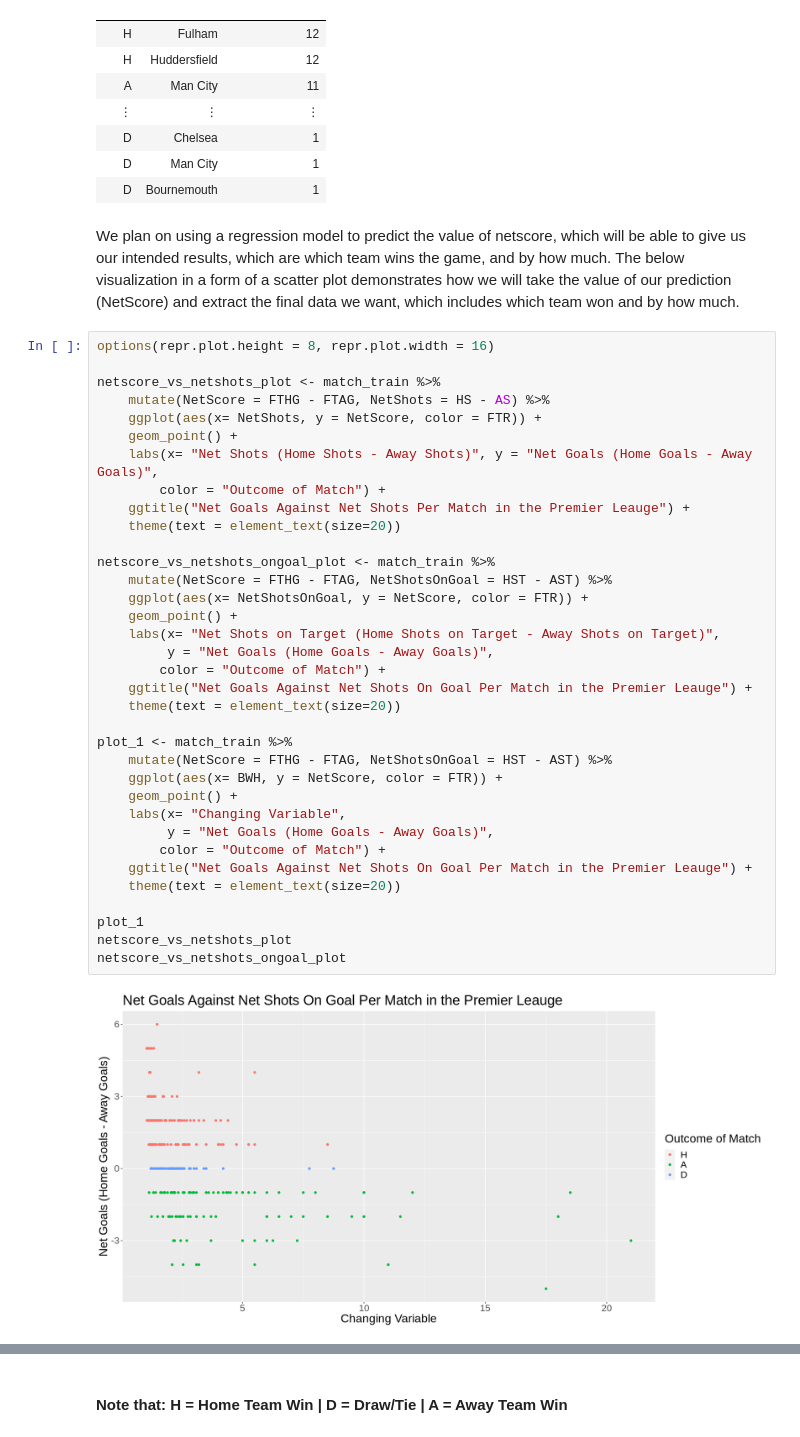
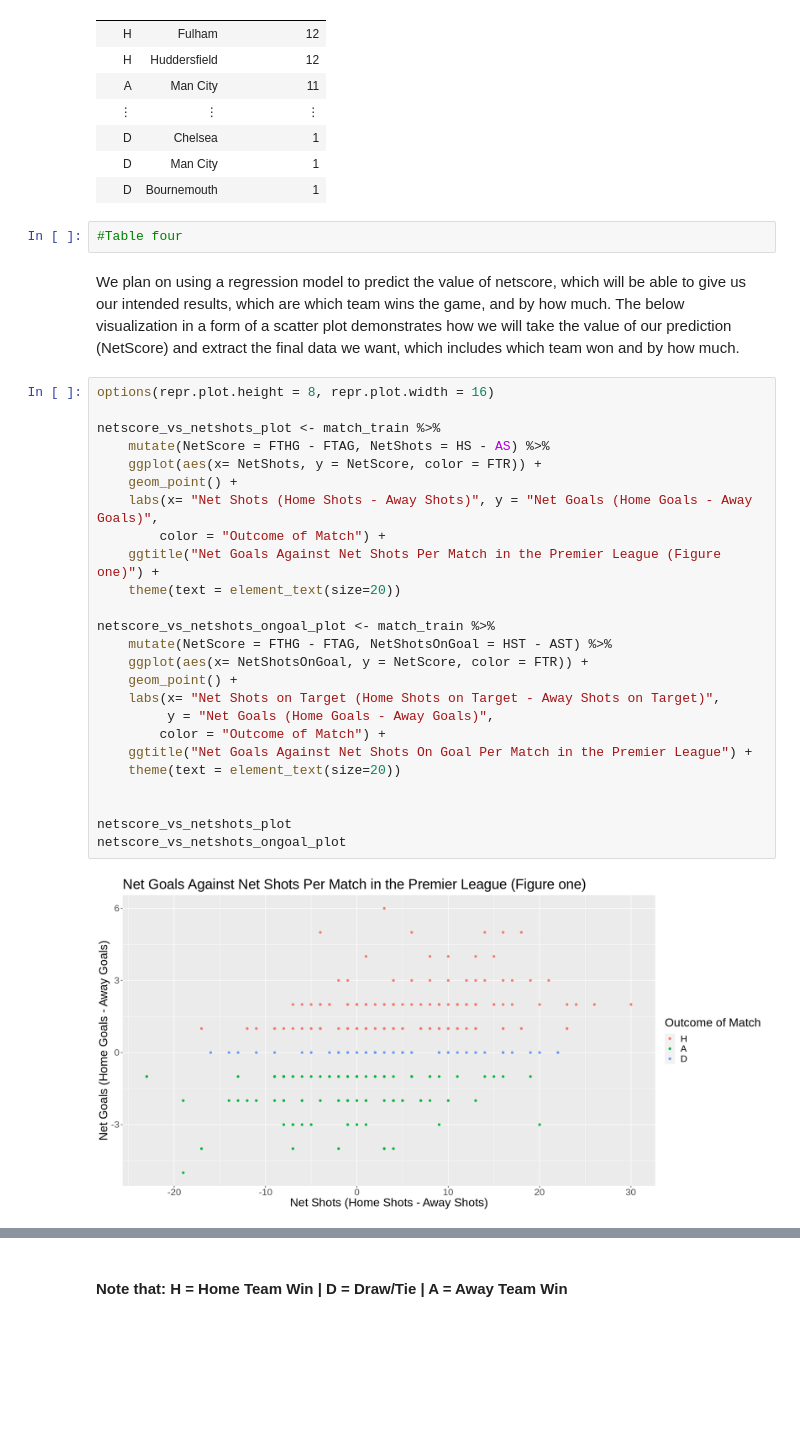
Before and after one commit to armanmoztar/DSCI100-group-project-report, a Jupyter notebook: Group_Project.ipynb, the cells around one changed output, grey strips where cells are left out. Drawn from its saved outputs; the diff is of its cells as text; blank space fills up the shorter version.

Commit message:
Add titles
Added some figure and table headlines

```diff
--- a/Group_Project.ipynb
+++ b/Group_Project.ipynb
@@ -129,43 +142,35 @@ A grouped_df: 59 × 3
 | D | Chelsea | 1 |
 | D | Man City | 1 |
 | D | Bournemouth | 1 |
+# %%
+#Table four
 # %% [markdown]
 We plan on using a regression model to predict the value of netscore, which will be able to give us our intended results, which are which team wins the game, and by how much.
 The below visualization in a form of a scatter plot demonstrates how we will take the value of our prediction (NetScore) and extract the final data we want, which includes which team won and by how much.
 # %%
 options(repr.plot.height = 8, repr.plot.width = 16)
 
 netscore_vs_netshots_plot <- match_train %>%
     mutate(NetScore = FTHG - FTAG, NetShots = HS - AS) %>%
     ggplot(aes(x= NetShots, y = NetScore, color = FTR)) +
     geom_point() +
     labs(x= "Net Shots (Home Shots - Away Shots)", y = "Net Goals (Home Goals - Away Goals)",
         color = "Outcome of Match") +
-    ggtitle("Net Goals Against Net Shots Per Match in the Premier Leauge") +
+    ggtitle("Net Goals Against Net Shots Per Match in the Premier League (Figure one)") +
     theme(text = element_text(size=20))
 
 netscore_vs_netshots_ongoal_plot <- match_train %>%
     mutate(NetScore = FTHG - FTAG, NetShotsOnGoal = HST - AST) %>%
     ggplot(aes(x= NetShotsOnGoal, y = NetScore, color = FTR)) +
     geom_point() +
     labs(x= "Net Shots on Target (Home Shots on Target - Away Shots on Target)",
          y = "Net Goals (Home Goals - Away Goals)",
         color = "Outcome of Match") +
-    ggtitle("Net Goals Against Net Shots On Goal Per Match in the Premier Leauge") +
+    ggtitle("Net Goals Against Net Shots On Goal Per Match in the Premier League") +
     theme(text = element_text(size=20))
 
-plot_1 <- match_train %>%
-    mutate(NetScore = FTHG - FTAG, NetShotsOnGoal = HST - AST) %>%
-    ggplot(aes(x= BWH, y = NetScore, color = FTR)) +
-    geom_point() +
-    labs(x= "Changing Variable",
-         y = "Net Goals (Home Goals - Away Goals)",
-        color = "Outcome of Match") +
-    ggtitle("Net Goals Against Net Shots On Goal Per Match in the Premier Leauge") +
-    theme(text = element_text(size=20))
 
-plot_1
 netscore_vs_netshots_plot
 netscore_vs_netshots_ongoal_plot
 # %% [output]
-[figure, old version]
+[figure, new version]
```
Also changed, not shown: parts of 11 cells of this notebook.
